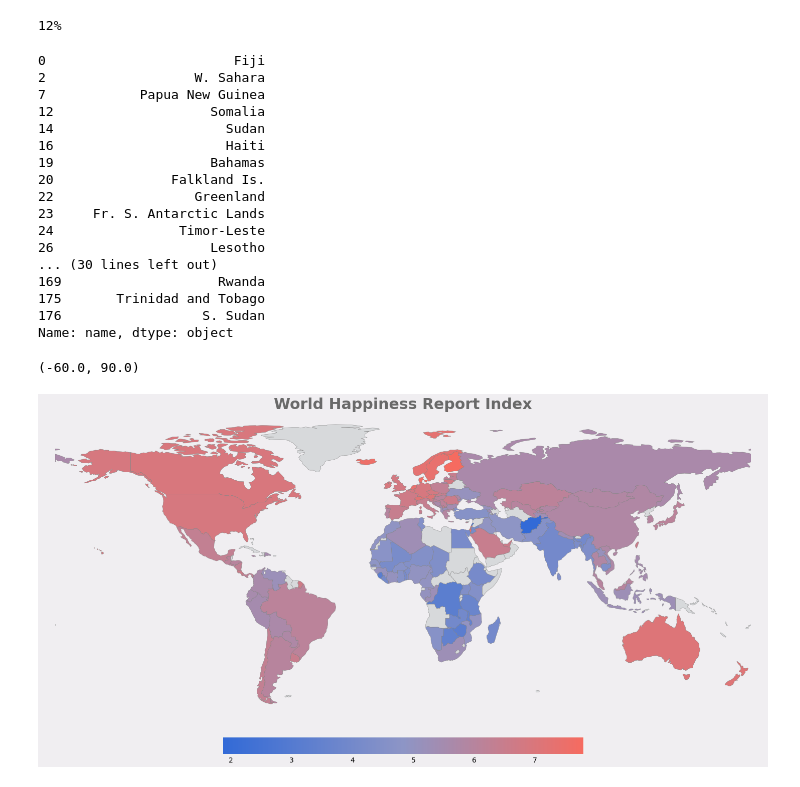
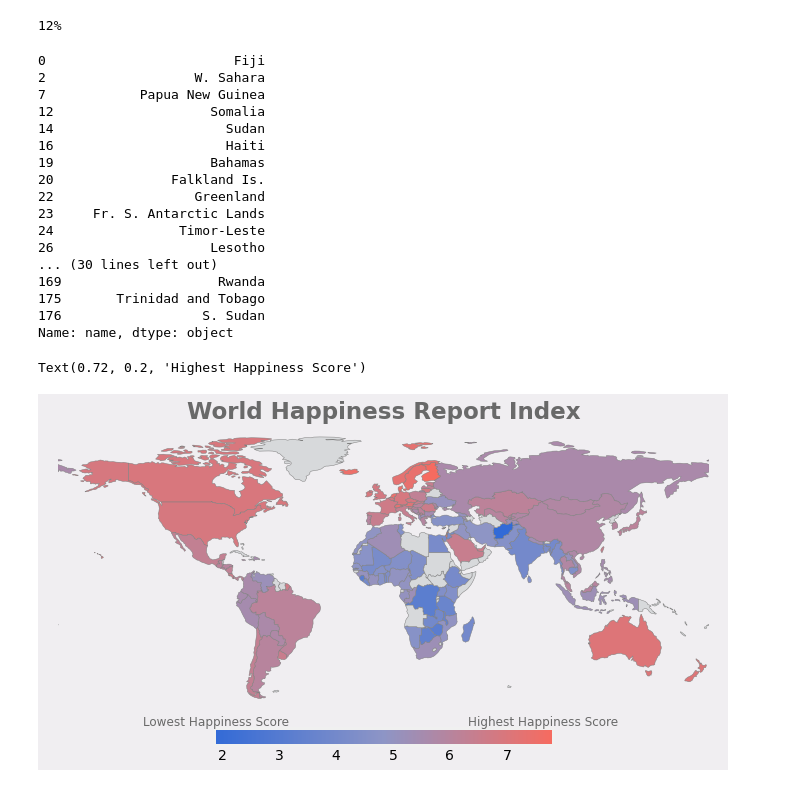
Before and after one commit to uAzeglio/France_vs_UK, a Jupyter notebook: France vs UK matplotlib excercise.ipynb, the cells around one changed output. Cells and saved outputs as stored; diff of their text form; code cells hidden in the pictures.

```diff
--- a/France vs UK matplotlib excercise.ipynb
+++ b/France vs UK matplotlib excercise.ipynb
@@ -245,7 +251,7 @@ print(percentage_difference_GDP)
 # %% [output]
 12%
 # %%
-world_data = pd.read_excel(r"C:\Users\umber\my_datasets\France vs UK\DataForFigure2.1WHR2023 (1).xls")
+world_data = pd.read_excel(r"C:\Users\umber\OneDrive\Documents\GitHub\France_vs_UK\DataForFigure2.1WHR2023 (1).xls")
 #I need to match the names from the world data and world
 
 world_data_mapping = {
@@ -282,9 +288,9 @@ colors = ["#326AD7", "#8D95C6","#F66B60"]
 cmap_custom = LinearSegmentedColormap.from_list("custom_colormap", colors, N=256)
 
 # Filtering the DataFrame
-fig, ax = plt.subplots(figsize=(23, 15))
+fig, ax = plt.subplots(figsize=(10.8, 10.8))
 divider = make_axes_locatable(ax)
-cax = divider.append_axes("bottom", size="0.1%", pad=-2.5)
+cax = divider.append_axes("bottom", size="0.1%", pad=-4.5)
 
 
 # Set background color
@@ -307,37 +313,39 @@ world[world['Ladder score'].isna()].plot(ax=ax, color='#d7d9db', edgecolor='0.5'
 #for idx, row in world.iterrows():
    # if row['geometry'].area > 5 and not pd.isnull(row['Ladder score']):
         #ax.text(row['geometry'].centroid.x, row['geometry'].centroid.y, str(round(row['Ladder score'], 1)),
                 #fontsize=6, ha='center', va='center', color='black', fontweight='bold')
 
 # Adjusting title and axes
-ax.set_title("World Happiness Report Index", fontdict={'fontsize': '30', 'fontweight' : 'bold', "color": "#696969"})
+ax.set_title("World Happiness Report Index", fontdict={'fontsize': '23', 'fontweight' : 'bold', "color": "#696969"})
 ax.axis('off')
 cax.axis('off')
 ax.set_xlim([-180, 180])
-ax.set_ylim([-60, 90])
+ax.set_ylim([- 70, 90])
 #fig.text(0.08, 0.12, '\n©Umberto Azeglio Politro' + ' '*320 + 'Source:World Happiness Index \n',
          #color='#f0f0f0', backgroundcolor='#4d4d4d',
          #size=12, ha='left', va='bottom')
+fig.text(0.30, 0.20,"Lowest Happiness Score", va='center', ha='center', fontsize=12, color="#696969")
+fig.text(0.72, 0.20, "Highest Happiness Score", va='center', ha='center', fontsize=12, color="#696969")
 # %% [output]
 0                        Fiji
 2                   W. Sahara
 7            Papua New Guinea
 12                    Somalia
 14                      Sudan
 16                      Haiti
 19                    Bahamas
 20               Falkland Is.
 22                  Greenland
 23     Fr. S. Antarctic Lands
 24                Timor-Leste
 26                    Lesotho
 ... (30 lines left out)
 169                    Rwanda
 175       Trinidad and Tobago
 176                  S. Sudan
 Name: name, dtype: object
-(-60.0, 90.0)
+Text(0.72, 0.2, 'Highest Happiness Score')
-[figure, old version]
+[figure, new version]
 # %%
 countries = ["France", "UK"]
 colors = ['#8D95C6', '#E94E77']
```
Also changed, not shown: parts of 9 cells of this notebook.
